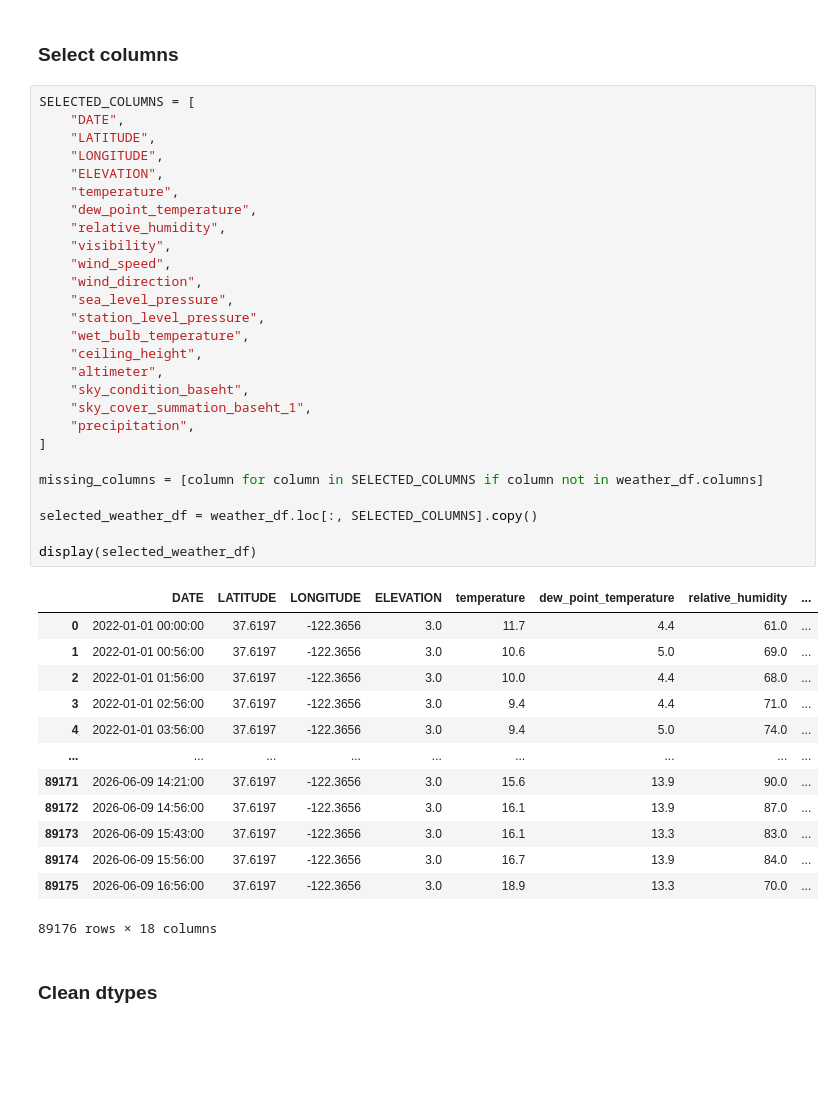
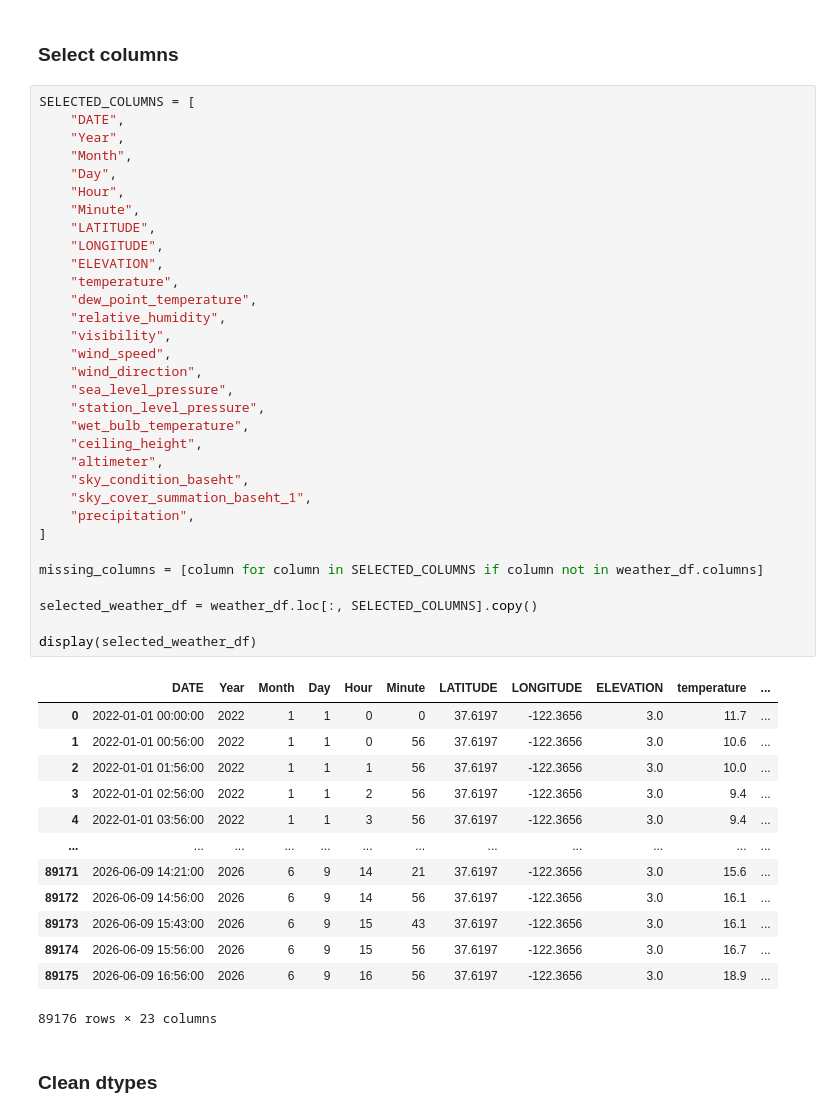
Before and after one commit to UC-Berkeley-I-School/207-Summer26-FinalProject-MLModel, a Jupyter notebook: Data_Preprocessing/santi/preprocess_weather_data.ipynb, the cells around one changed output. Cells and saved outputs as stored; diff of their text form; blank space fills up the shorter version.

```diff
--- a/Data_Preprocessing/santi/preprocess_data.ipynb
+++ b/Data_Preprocessing/santi/preprocess_weather_data.ipynb
@@ -67,44 +70,49 @@ display(nan_count_by_column.sort_values("nan_count", ascending=False))
 # %%
 SELECTED_COLUMNS = [
     "DATE",
+    "Year",
+    "Month",
+    "Day",
+    "Hour",
+    "Minute",
     "LATITUDE",
     "LONGITUDE",
     "ELEVATION",
     "temperature",
     "dew_point_temperature",
     "relative_humidity",
     "visibility",
     "wind_speed",
     "wind_direction",
     "sea_level_pressure",
     "station_level_pressure",
     "wet_bulb_temperature",
     "ceiling_height",
     "altimeter",
     "sky_condition_baseht",
     "sky_cover_summation_baseht_1",
     "precipitation",
 ]
 
 missing_columns = [column for column in SELECTED_COLUMNS if column not in weather_df.columns]
 
 selected_weather_df = weather_df.loc[:, SELECTED_COLUMNS].copy()
 
 display(selected_weather_df)
 # %% [output]
-|  | DATE | LATITUDE | LONGITUDE | ELEVATION | temperature | dew_point_temperature | relative_humidity | ... |
-| 0 | 2022-01-01 00:00:00 | 37.6197 | -122.3656 | 3.0 | 11.7 | 4.4 | 61.0 | ... |
-| 1 | 2022-01-01 00:56:00 | 37.6197 | -122.3656 | 3.0 | 10.6 | 5.0 | 69.0 | ... |
-| 2 | 2022-01-01 01:56:00 | 37.6197 | -122.3656 | 3.0 | 10.0 | 4.4 | 68.0 | ... |
-| 3 | 2022-01-01 02:56:00 | 37.6197 | -122.3656 | 3.0 | 9.4 | 4.4 | 71.0 | ... |
-| 4 | 2022-01-01 03:56:00 | 37.6197 | -122.3656 | 3.0 | 9.4 | 5.0 | 74.0 | ... |
-| ... | ... | ... | ... | ... | ... | ... | ... | ... |
-| 89171 | 2026-06-09 14:21:00 | 37.6197 | -122.3656 | 3.0 | 15.6 | 13.9 | 90.0 | ... |
-| 89172 | 2026-06-09 14:56:00 | 37.6197 | -122.3656 | 3.0 | 16.1 | 13.9 | 87.0 | ... |
-| 89173 | 2026-06-09 15:43:00 | 37.6197 | -122.3656 | 3.0 | 16.1 | 13.3 | 83.0 | ... |
-| 89174 | 2026-06-09 15:56:00 | 37.6197 | -122.3656 | 3.0 | 16.7 | 13.9 | 84.0 | ... |
-| 89175 | 2026-06-09 16:56:00 | 37.6197 | -122.3656 | 3.0 | 18.9 | 13.3 | 70.0 | ... |
+|  | DATE | Year | Month | Day | Hour | Minute | LATITUDE | LONGITUDE | ELEVATION | temperature | ... |
+| 0 | 2022-01-01 00:00:00 | 2022 | 1 | 1 | 0 | 0 | 37.6197 | -122.3656 | 3.0 | 11.7 | ... |
+| 1 | 2022-01-01 00:56:00 | 2022 | 1 | 1 | 0 | 56 | 37.6197 | -122.3656 | 3.0 | 10.6 | ... |
+| 2 | 2022-01-01 01:56:00 | 2022 | 1 | 1 | 1 | 56 | 37.6197 | -122.3656 | 3.0 | 10.0 | ... |
+| 3 | 2022-01-01 02:56:00 | 2022 | 1 | 1 | 2 | 56 | 37.6197 | -122.3656 | 3.0 | 9.4 | ... |
+| 4 | 2022-01-01 03:56:00 | 2022 | 1 | 1 | 3 | 56 | 37.6197 | -122.3656 | 3.0 | 9.4 | ... |
+| ... | ... | ... | ... | ... | ... | ... | ... | ... | ... | ... | ... |
+| 89171 | 2026-06-09 14:21:00 | 2026 | 6 | 9 | 14 | 21 | 37.6197 | -122.3656 | 3.0 | 15.6 | ... |
+| 89172 | 2026-06-09 14:56:00 | 2026 | 6 | 9 | 14 | 56 | 37.6197 | -122.3656 | 3.0 | 16.1 | ... |
+| 89173 | 2026-06-09 15:43:00 | 2026 | 6 | 9 | 15 | 43 | 37.6197 | -122.3656 | 3.0 | 16.1 | ... |
+| 89174 | 2026-06-09 15:56:00 | 2026 | 6 | 9 | 15 | 56 | 37.6197 | -122.3656 | 3.0 | 16.7 | ... |
+| 89175 | 2026-06-09 16:56:00 | 2026 | 6 | 9 | 16 | 56 | 37.6197 | -122.3656 | 3.0 | 18.9 | ... |
-89176 rows × 18 columns
+89176 rows × 23 columns
 # %% [markdown]
 ### Clean dtypes
 # %%
```
Also changed, not shown: parts of 12 cells of this notebook, 1 other file.
